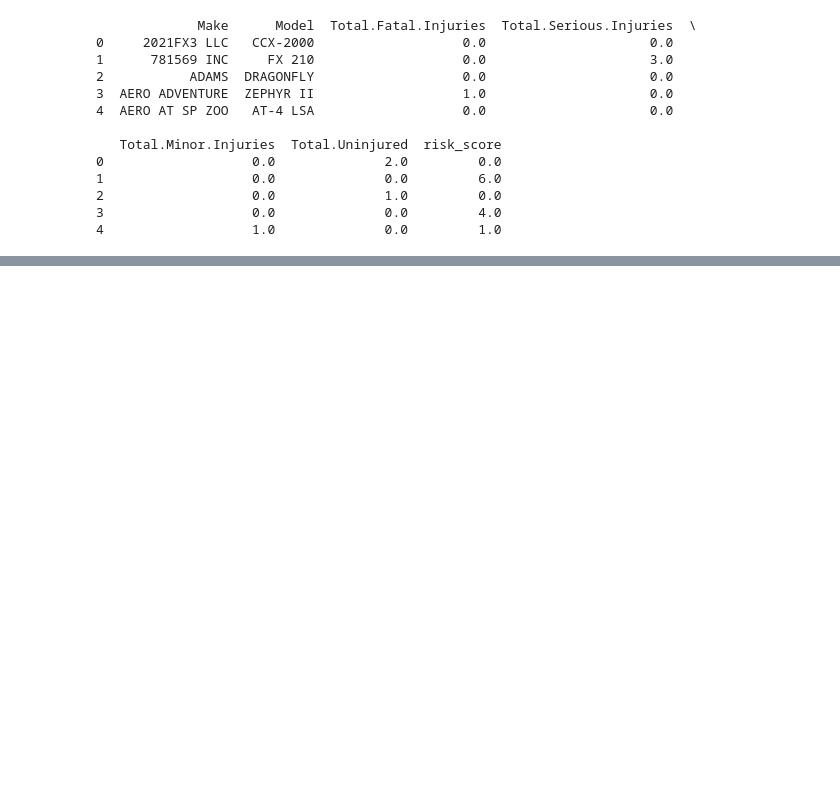
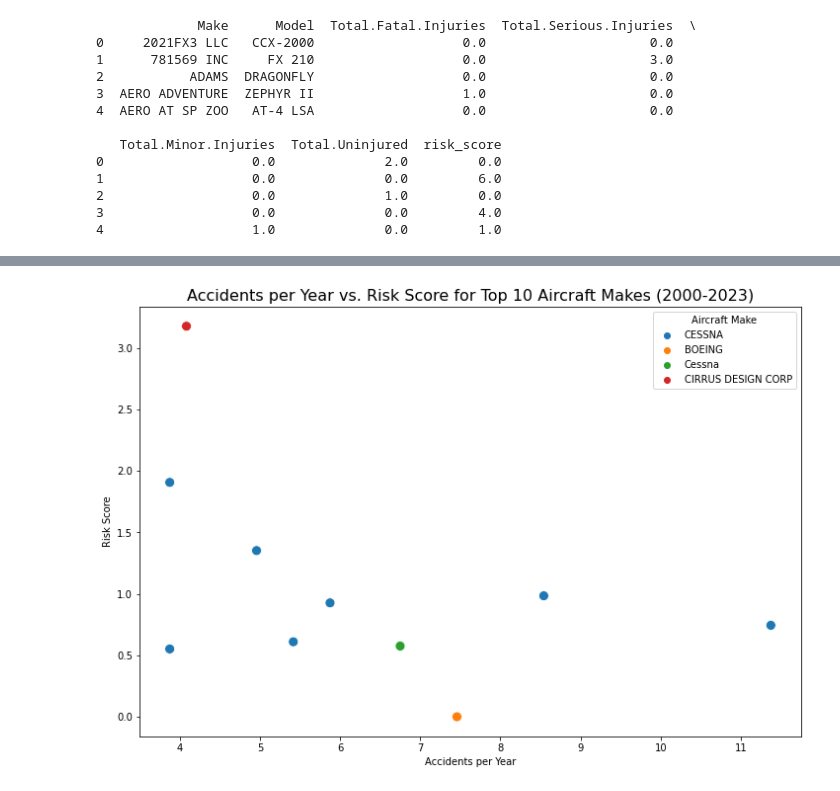
Before and after one commit to Shemnderitu/Aviationproject, a Jupyter notebook: Aircraftanalysis.ipynb, the cells around one changed output, grey strips where cells are left out. Cells and saved outputs as stored; diff of their text form; code cells hidden in the pictures; blank space fills up the shorter version.

```diff
--- a/Aircraftanalysis.ipynb
+++ b/Aircraftanalysis.ipynb
@@ -326,0 +340,12 @@ print(aircraft_summary[['Make', 'Model', 'accident_count', 'accidents_per_year']
+# %%
+# Plot a scatter plot of accidents per year vs. risk score for the top 10 aircraft makes
+plt.figure(figsize=(12, 8))
+top_aircraft = aircraft_summary.nlargest(10, 'accidents_per_year')
+sns.scatterplot(x='accidents_per_year', y='risk_score', hue='Make', data=top_aircraft, s=100)
+plt.title('Accidents per Year vs. Risk Score for Top 10 Aircraft Makes (2000-2023)', fontsize=16)
+plt.xlabel('Accidents per Year')
+plt.ylabel('Risk Score')
+plt.legend(title='Aircraft Make')
+plt.show()
+# %% [output]
+[figure, added]
```
Also changed, not shown: parts of 11 cells of this notebook.
